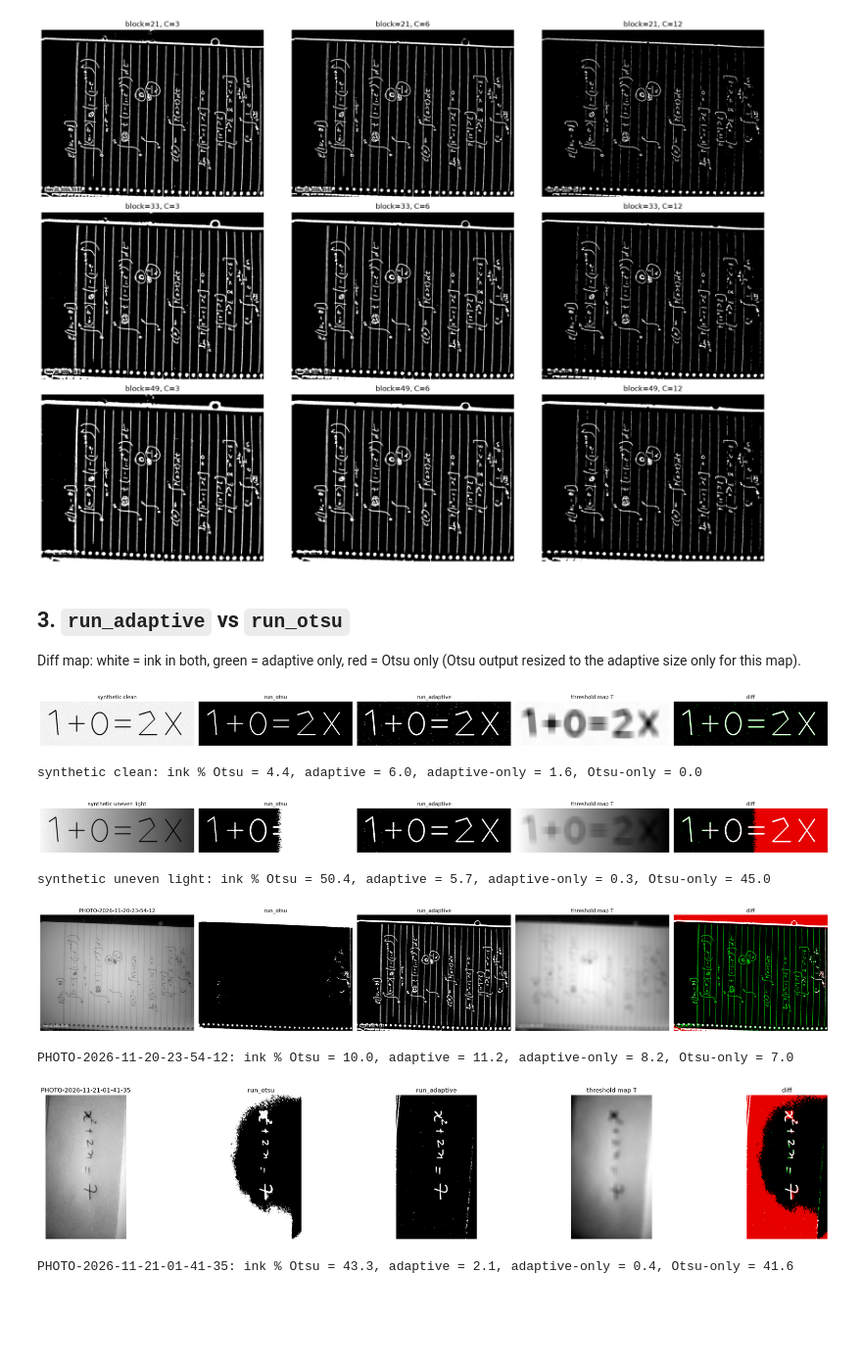
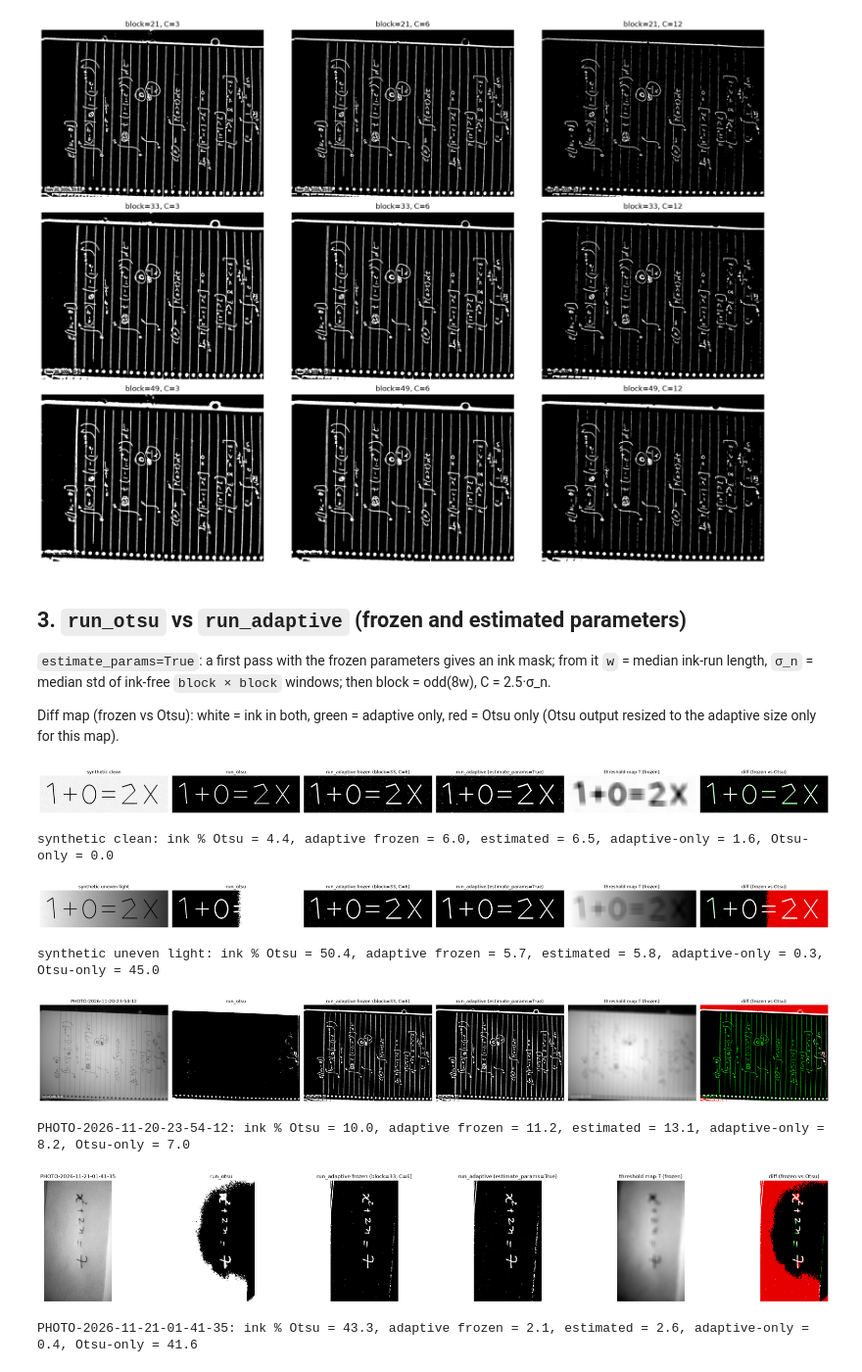
Before and after one commit to dgupta20104/e9-241-dip-project, a Jupyter notebook: notebooks/02_adaptive_thresholding.ipynb, the cells around one changed output. Shown at 98% size. Drawn from its saved outputs; the diff is of its cells as text; code cells hidden in the pictures; blank space fills up the shorter version.

Commit message:
code structuring changes till adaptive thresholding

```diff
--- a/notebooks/02_adaptive_thresholding.ipynb
+++ b/notebooks/02_adaptive_thresholding.ipynb
@@ -71,35 +73,39 @@ plt.tight_layout(); plt.show()
 # %% [output]
 [figure]
 # %% [markdown]
-## 3. `run_adaptive` vs `run_otsu`
+## 3. `run_otsu` vs `run_adaptive` (frozen and estimated parameters)
 
-Diff map: white = ink in both, green = adaptive only, red = Otsu only (Otsu output resized to the adaptive size only for this map).
+`estimate_params=True`: a first pass with the frozen parameters gives an ink mask; from it `w` = median ink-run length, `σ_n` = median std of ink-free `block × block` windows; then block = odd(8w), C = 2.5·σ_n.
+
+Diff map (frozen vs Otsu): white = ink in both, green = adaptive only, red = Otsu only (Otsu output resized to the adaptive size only for this map).
 # %%
 for name, src in inputs.items():
     adapt = at.run_adaptive(src, height(name))
+    adapt_est = at.run_adaptive(src, height(name), estimate_params=True)
     otsu = cv2.resize(run_otsu(src), adapt.shape[::-1], interpolation=cv2.INTER_NEAREST)
     diff = np.zeros(adapt.shape + (3,), np.uint8)
     diff[(adapt > 0) & (otsu > 0)] = 255
     diff[(adapt > 0) & (otsu == 0)] = (0, 200, 0)
     diff[(otsu > 0) & (adapt == 0)] = (230, 0, 0)
 
-    panels = {name: prepared[name], "run_otsu": otsu, "run_adaptive": adapt,
-              "threshold map T": at.adaptive_mean(prepared[name])[1], "diff": diff}
-    fig, ax = plt.subplots(1, 5, figsize=(26, 4.5))
+    panels = {name: prepared[name], "run_otsu": otsu, f"run_adaptive frozen (block={at.BLOCK}, C={at.C})": adapt,
+              "run_adaptive (estimate_params=True)": adapt_est,
+              "threshold map T (frozen)": at.adaptive_mean(prepared[name])[1], "diff (frozen vs Otsu)": diff}
+    fig, ax = plt.subplots(1, 6, figsize=(30, 4.5))
     for a, (title, im) in zip(ax, panels.items()):
         a.imshow(im, cmap="gray"); a.set_title(title); a.axis("off")
     plt.tight_layout(); plt.show()
-    print(f"{name}: ink % Otsu = {100 * (otsu > 0).mean():.1f}, adaptive = {100 * (adapt > 0).mean():.1f}, "
+    print(f"{name}: ink % Otsu = {100 * (otsu > 0).mean():.1f}, adaptive frozen = {100 * (adapt > 0).mean():.1f}, estimated = {100 * (adapt_est > 0).mean():.1f}, "
           f"adaptive-only = {100 * (diff[..., 1] == 200).mean():.1f}, Otsu-only = {100 * (diff[..., 0] == 230).mean():.1f}")
 # %% [output]
-[figure, old version]
+[figure, new version]
-synthetic clean: ink % Otsu = 4.4, adaptive = 6.0, adaptive-only = 1.6, Otsu-only = 0.0
+synthetic clean: ink % Otsu = 4.4, adaptive frozen = 6.0, estimated = 6.5, adaptive-only = 1.6, Otsu-only = 0.0
-[figure, old version]
+[figure, new version]
-synthetic uneven light: ink % Otsu = 50.4, adaptive = 5.7, adaptive-only = 0.3, Otsu-only = 45.0
+synthetic uneven light: ink % Otsu = 50.4, adaptive frozen = 5.7, estimated = 5.8, adaptive-only = 0.3, Otsu-only = 45.0
-[figure, old version]
+[figure, new version]
-PHOTO-2026-11-20-23-54-12: ink % Otsu = 10.0, adaptive = 11.2, adaptive-only = 8.2, Otsu-only = 7.0
+PHOTO-2026-11-20-23-54-12: ink % Otsu = 10.0, adaptive frozen = 11.2, estimated = 13.1, adaptive-only = 8.2, Otsu-only = 7.0
-[figure, old version]
+[figure, new version]
-PHOTO-2026-11-21-01-41-35: ink % Otsu = 43.3, adaptive = 2.1, adaptive-only = 0.4, Otsu-only = 41.6
+PHOTO-2026-11-21-01-41-35: ink % Otsu = 43.3, adaptive frozen = 2.1, estimated = 2.6, adaptive-only = 0.4, Otsu-only = 41.6
 # %% [markdown]
 ## 4. Observations
 
```
Also changed, not shown: parts of 3 cells of this notebook, 3 other files.
